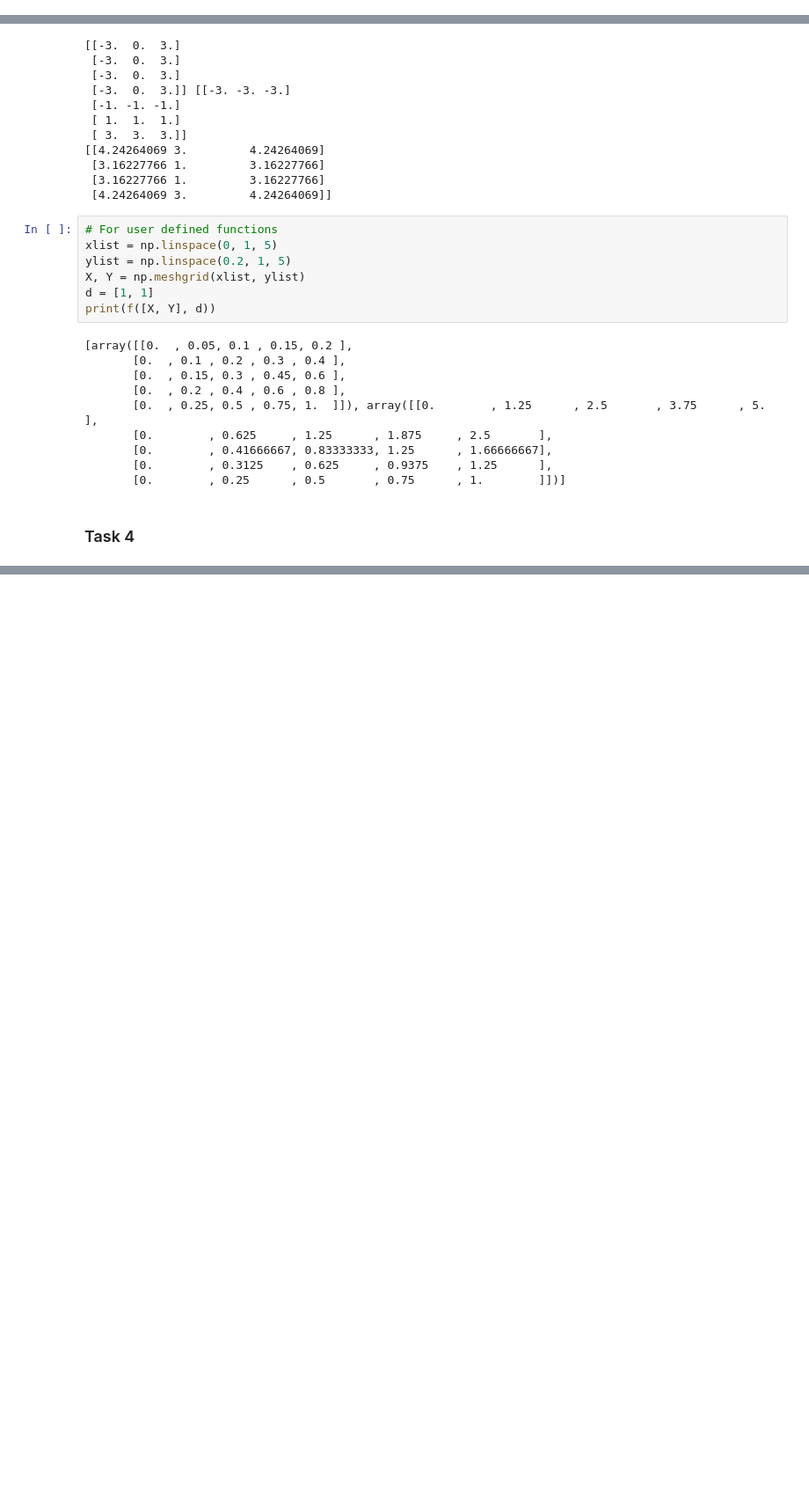
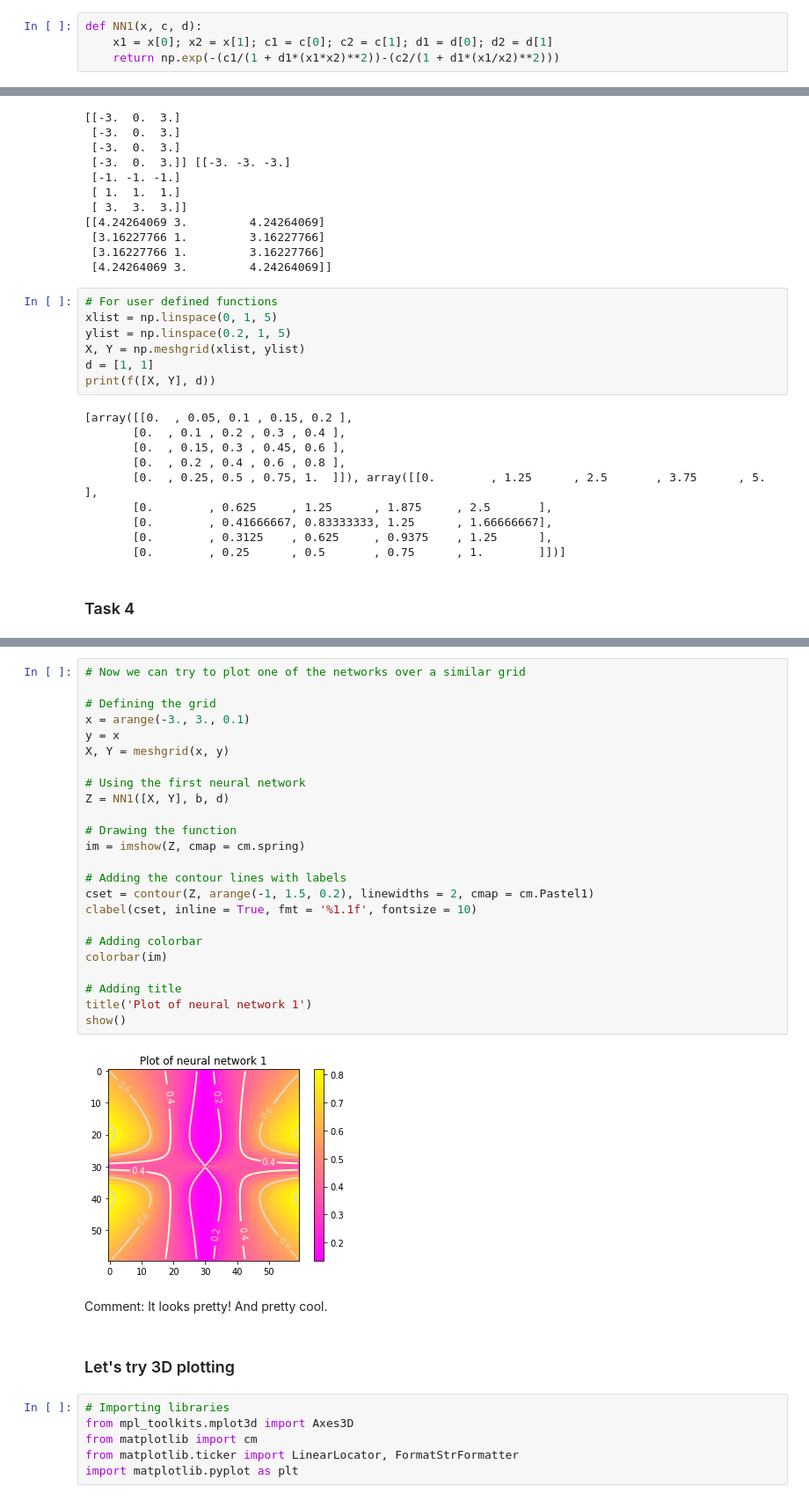
Before and after one commit to sarathiringer/DeepLearningAICourseFall2020, a Jupyter notebook: Lab 1.ipynb, the cells around one changed output, grey strips where cells are left out. Shown at 88% size. Drawn from its saved outputs; the diff is of its cells as text; blank space fills up the shorter version.

```diff
--- a/Lab 1.ipynb
+++ b/Lab 1.ipynb
@@ -62,0 +65,4 @@ g([h(f(u, a), c), h(f(u, a), c)], b)
+# %%
+def NN1(x, c, d):
+    x1 = x[0]; x2 = x[1]; c1 = c[0]; c2 = c[1]; d1 = d[0]; d2 = d[1]
+    return np.exp(-(c1/(1 + d1*(x1*x2)**2))-(c2/(1 + d1*(x1/x2)**2)))
@@ -120,0 +232,36 @@ print(f([X, Y], d))
+# %%
+# Now we can try to plot one of the networks over a similar grid
+
+# Defining the grid
+x = arange(-3., 3., 0.1)
+y = x
+X, Y = meshgrid(x, y)
+
+# Using the first neural network
+Z = NN1([X, Y], b, d)
+
+# Drawing the function
+im = imshow(Z, cmap = cm.spring)
+
+# Adding the contour lines with labels
+cset = contour(Z, arange(-1, 1.5, 0.2), linewidths = 2, cmap = cm.Pastel1)
+clabel(cset, inline = True, fmt = '%1.1f', fontsize = 10)
+
+# Adding colorbar
+colorbar(im)
+
+# Adding title
+title('Plot of neural network 1')
+show()
+# %% [output]
+[figure, added]
+# %% [markdown]
+Comment: It looks pretty! And pretty cool.
+# %% [markdown]
+### Let's try 3D plotting
+# %%
+# Importing libraries
+from mpl_toolkits.mplot3d import Axes3D
+from matplotlib import cm
+from matplotlib.ticker import LinearLocator, FormatStrFormatter
+import matplotlib.pyplot as plt
```
Also changed, not shown: parts of 71 cells of this notebook, 2 other files.
